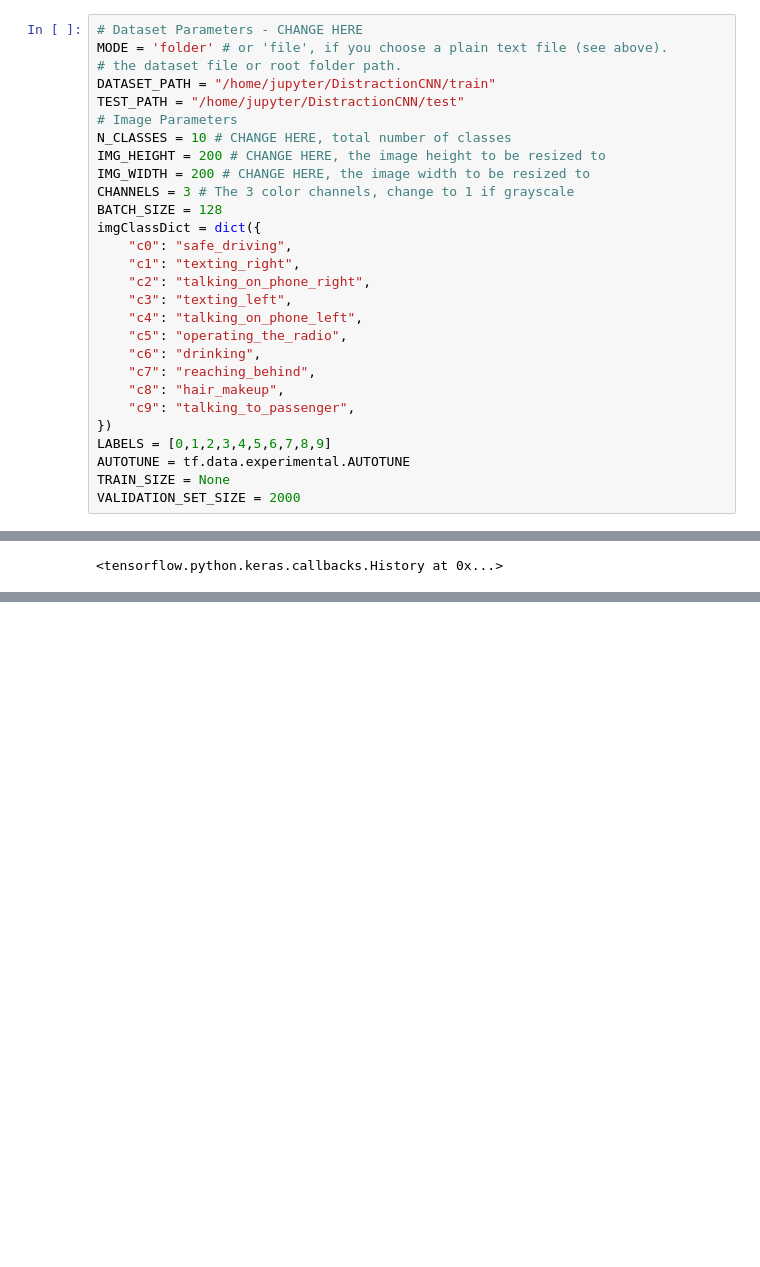
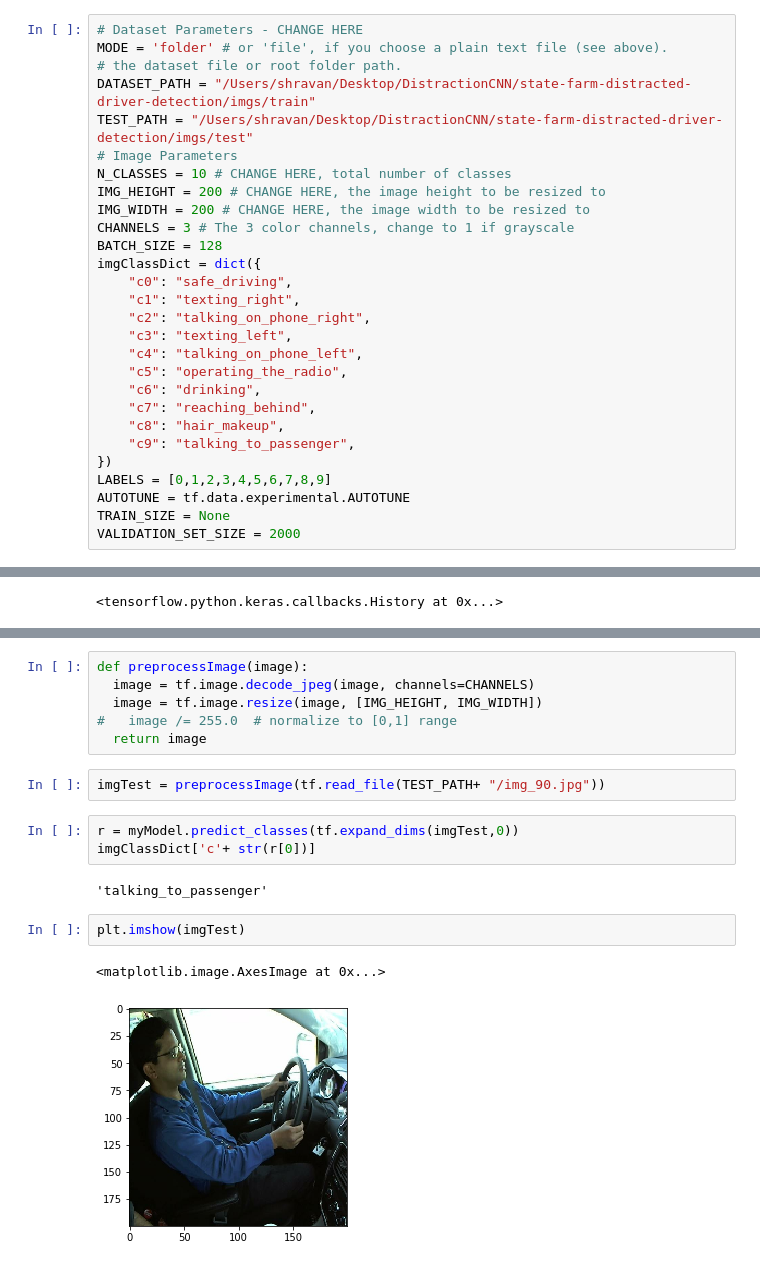
Before and after one commit to shravan097/DistractionCNN, a Jupyter notebook: VggNet.ipynb, the cells around one changed output, grey strips where cells are left out. Saved outputs shown, nothing was run; the diff lists cells and outputs as text; blank space fills up the shorter version.

```diff
--- a/VggNet.ipynb
+++ b/VggNet.ipynb
@@ -17,8 +19,8 @@ tf.enable_eager_execution()
 # Dataset Parameters - CHANGE HERE
 MODE = 'folder' # or 'file', if you choose a plain text file (see above).
 # the dataset file or root folder path.
-DATASET_PATH = "/home/jupyter/DistractionCNN/train"
-TEST_PATH = "/home/jupyter/DistractionCNN/test"
+DATASET_PATH = "/Users/shravan/Desktop/DistractionCNN/state-farm-distracted-driver-detection/imgs/train"
+TEST_PATH = "/Users/shravan/Desktop/DistractionCNN/state-farm-distracted-driver-detection/imgs/test"
 # Image Parameters
 N_CLASSES = 10 # CHANGE HERE, total number of classes
 IMG_HEIGHT = 200 # CHANGE HERE, the image height to be resized to
@@ -264,0 +311,18 @@ True
+# %%
+def preprocessImage(image):
+  image = tf.image.decode_jpeg(image, channels=CHANNELS)
+  image = tf.image.resize(image, [IMG_HEIGHT, IMG_WIDTH])
+#   image /= 255.0  # normalize to [0,1] range
+  return image
+# %%
+imgTest = preprocessImage(tf.read_file(TEST_PATH+ "/img_90.jpg"))
+# %%
+r = myModel.predict_classes(tf.expand_dims(imgTest,0))
+imgClassDict['c'+ str(r[0])]
+# %% [output]
+'talking_to_passenger'
+# %%
+plt.imshow(imgTest)
+# %% [output]
+<matplotlib.image.AxesImage at 0x...>
+[figure, added]
```
Also changed, not shown: parts of 17 cells of this notebook, 4 other files.
